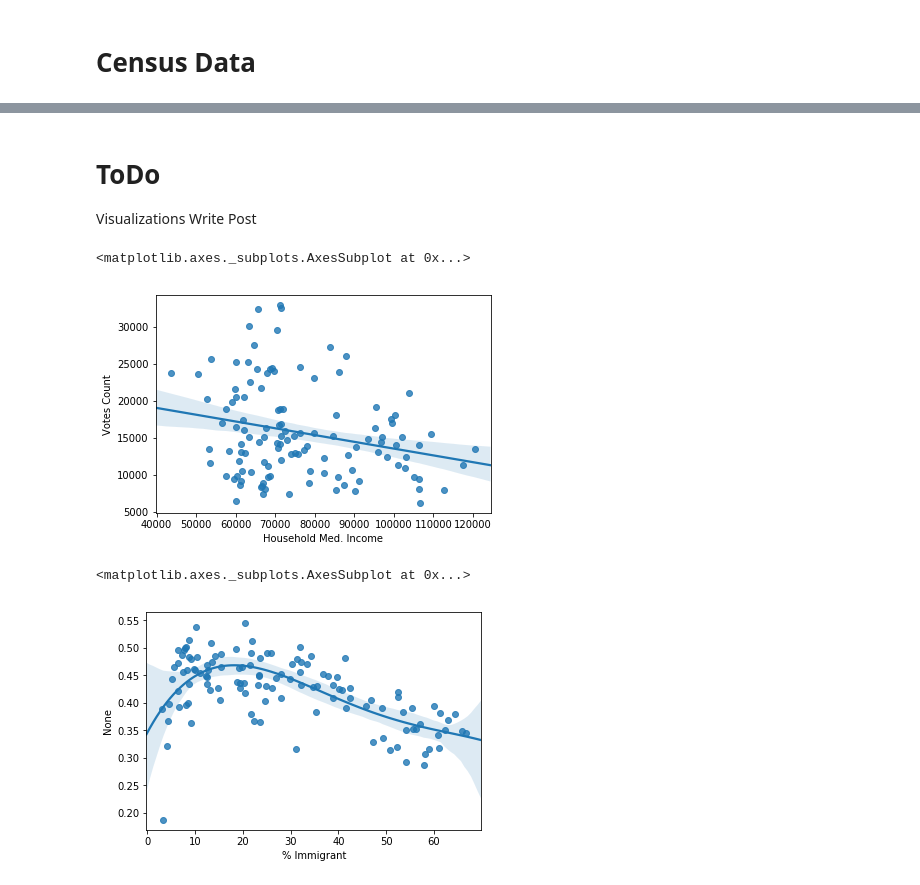
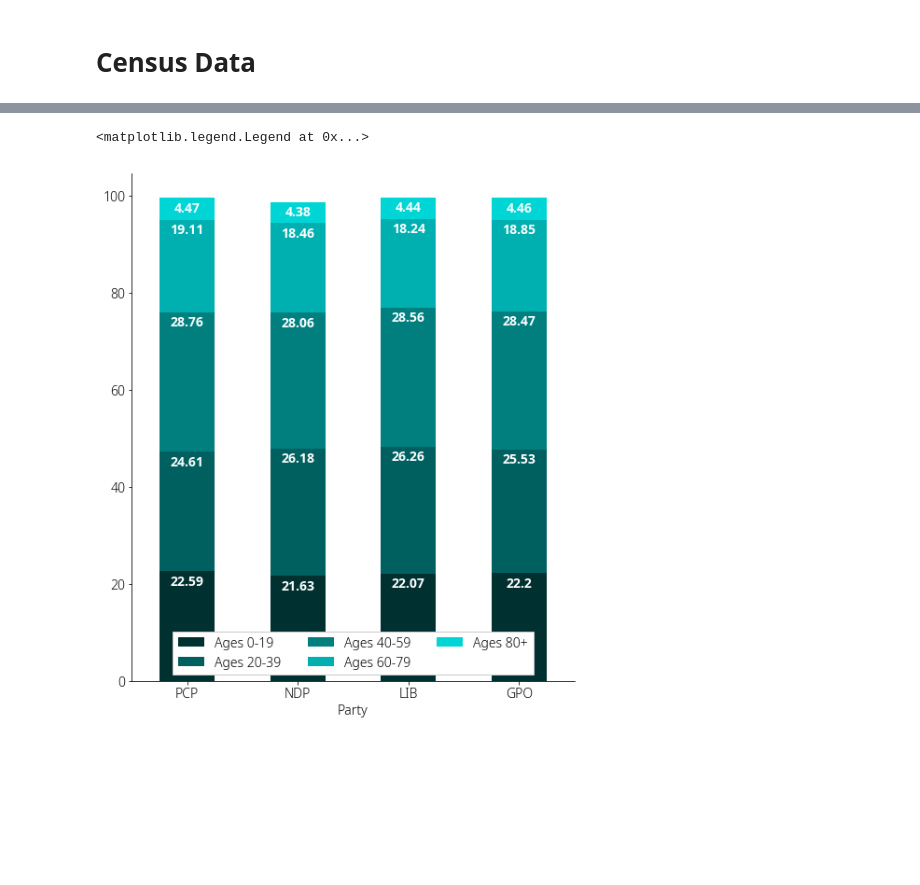
Before and after one commit to robbiemeyer/OntarioElectionAnalysis2018, a Jupyter notebook: ElectionAnalysis.ipynb, the cells around one changed output, grey strips where cells are left out. Drawn from its saved outputs; the diff is of its cells as text; code cells hidden in the pictures; blank space fills up the shorter version.

```diff
--- a/ElectionAnalysis.ipynb
+++ b/ElectionAnalysis.ipynb
@@ -264,17 +157,23 @@ census
-# %% [markdown]
-# ToDo
-Visualizations
-Write Post
-# %%
-import seaborn as sns
-df = census.loc[census['Party'] == 'NDP']
-sns.regplot(df['Household Med. Income'], df['Votes Count'])
-# %% [output]
-<matplotlib.axes._subplots.AxesSubplot at 0x...>
-[figure, removed]
-# %%
-df = census.groupby(census.index)
-sns.regplot(df['% Immigrant'].first(), df['Votes Count'].sum() / df['2016 Population'].first(), order=4)
-# %% [output]
-<matplotlib.axes._subplots.AxesSubplot at 0x...>
-[figure, removed]
+# %%
+pop_columns = ['Pop. % 0-19', 'Pop. % 20-39', 'Pop. % 40-59', 'Pop. % 60-79', 'Pop. % 80-']
+x = pd.concat([census.pipe(w_mean, pop) for pop in pop_columns], axis=1).reindex(index=['PCP', 'NDP', 'LIB', 'GPO'])
+
+ax = x.plot.bar(figsize=(8.5,10), stacked=True, color=['#003030','#006060', '#007F7F', '#00AFAF', '#00D5D5'])
+
+ymax = plt.ylim()[1]
+unit = ymax/72
+
+ax.spines['top'].set_visible(False)
+ax.spines['right'].set_visible(False)
+for p in ax.patches:
+    ax.annotate(p.get_height().round(2), (p.get_x() + p.get_width() / 2, p.get_y() + p.get_height() - 0.5*unit),
+                ha='center', va='top',
+                size=14, weight=600, color='white')
+
+for tick in ax.get_xticklabels():
+    tick.set_rotation(0)
+
+ax.legend(['Ages 0-19', 'Ages 20-39','Ages 40-59','Ages 60-79','Ages 80+'], framealpha=1, ncol=3, fancybox=False, loc='lower center')
+# %% [output]
+<matplotlib.legend.Legend at 0x...>
+[figure, added]
```
Also changed, not shown: parts of 21 cells of this notebook.
